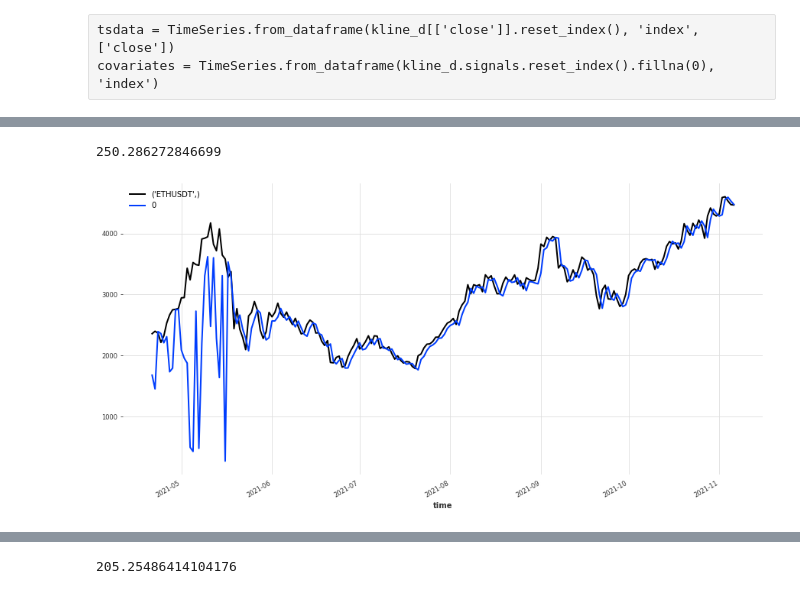
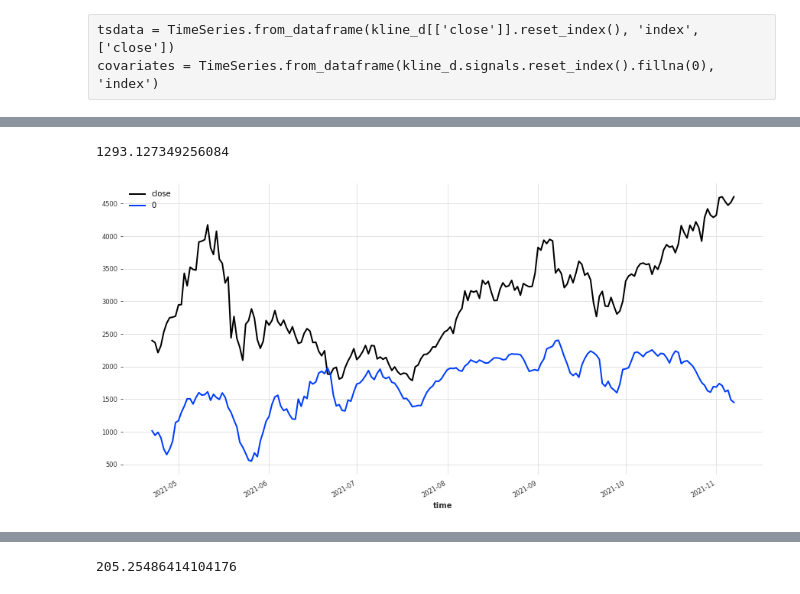
Before and after one commit to GuillaumeDMMarion/crypto-invest, a Jupyter notebook: notebooks/Implementation_rl.ipynb, the cells around one changed output, grey strips where cells are left out. Cells and saved outputs as stored; diff of their text form; code cells hidden in the pictures.

```diff
--- a/notebooks/Implementation_rl.ipynb
+++ b/notebooks/Implementation_rl.ipynb
@@ -171,0 +262,21 @@ covariates = TimeSeries.from_dataframe(kline_d.signals.reset_index().fillna(0),
+# %%
+model = NBEATSModel(
+    input_chunk_length=30,
+    output_chunk_length=1,
+    generic_architecture=True,
+    num_stacks=10,
+    num_blocks=2,
+    num_layers=4,
+    layer_widths=512,
+    n_epochs=500,
+    nr_epochs_val_period=1,
+    batch_size=800,
+    model_name='eth_nbeats',
+    force_reset=True,
+)
+# %%
+model.fit(train_transformed,
+          past_covariates=cov_train_transformed,
+          val_series=val_transformed,
+          val_past_covariates=cov_val_transformed,
+          verbose=True)
@@ -172,3 +289,6 @@ covariates = TimeSeries.from_dataframe(kline_d.signals.reset_index().fillna(0),
+# %%
+model_name = 'eth_nbeats'
+best_model = model.__class__.load_from_checkpoint(model_name=model_name, best=True)
 # %%
 asset_l = ['ETHUSDT', 'BTCUSDT', 'ADAUSDT']
 daily_l = [klmngr[_].daily for _ in asset_l]
@@ -201,2 +323,2 @@ hist = model.historical_forecasts(tsdata, start=tsdata.time_index[-200], past_co
 # %%
-hist = model.historical_forecasts(tsdata, start=tsdata.time_index[-200], verbose=True)
+hist = best_model.historical_forecasts(series_transformed, start=series_transformed.time_index[-200], verbose=True, retrain=False)
@@ -221,12 +325,9 @@ Estimation of VARMA(p,q) models is not generically robust, due especially to ide
 # %%
-compontent = 0
-hist_ = hist.univariate_component(compontent)
-tsdata_ = tsdata.univariate_component(compontent)
-print(abs(hist_-tsdata_.slice_intersect(hist_)).mean()[0])
+hist_ = transformer.inverse_transform(hist)
+print(abs(hist_-series.slice_intersect(hist_)).mean()[0])
 fig, ax = plt.subplots(figsize=(15, 7))
-tsdata_[-200:].plot()
-hist_.plot()
-# plt.ylim(30000, 70000)
+series[-200:].plot()
+hist_[-200:].plot()
 # %% [output]
-250.286272846699
+1293.127349256084
-[figure, old version]
+[figure, new version]
```
Also changed, not shown: parts of 23 cells of this notebook.
